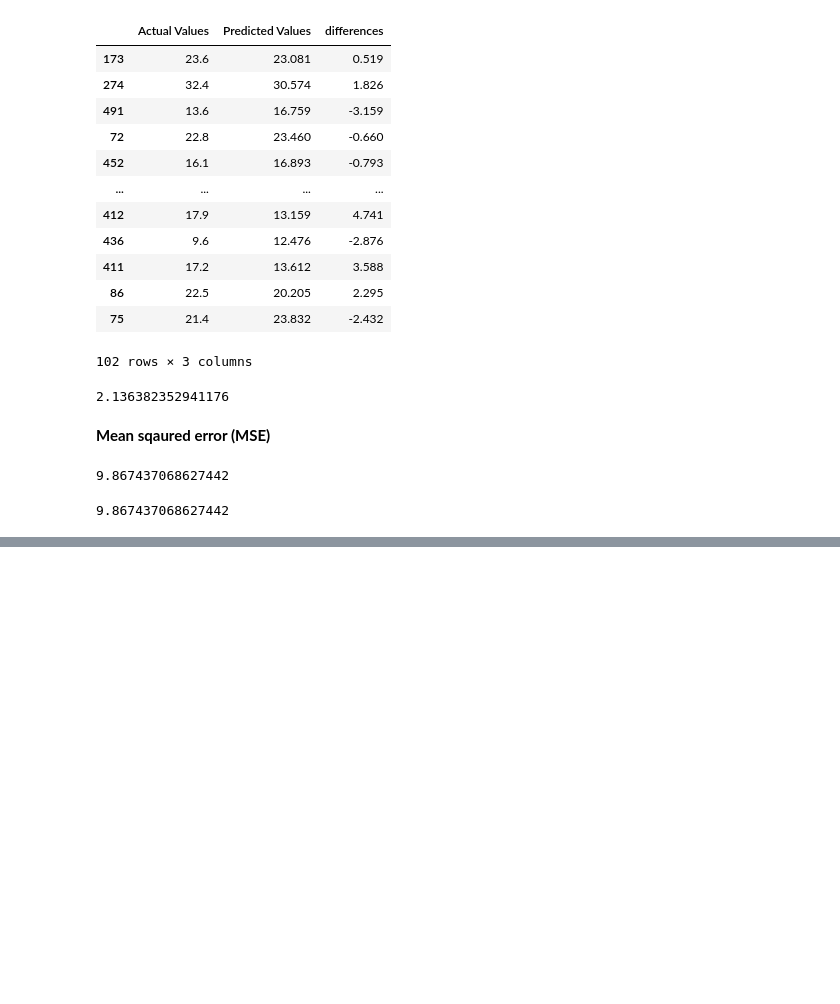
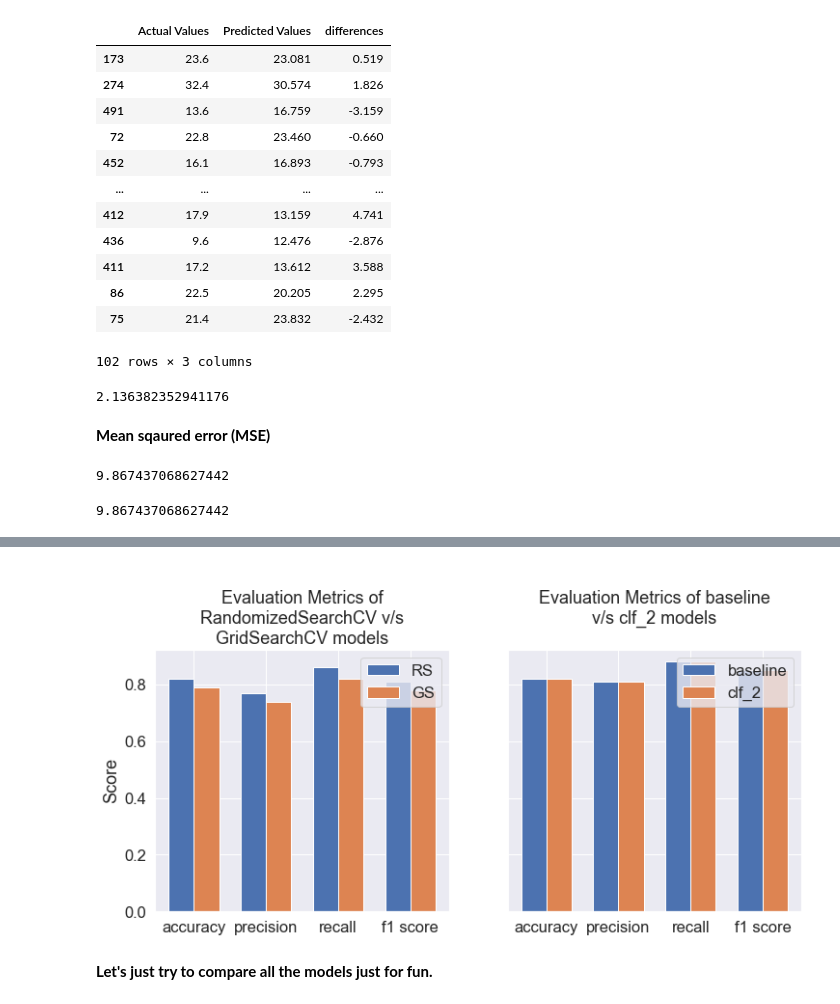
Before and after one commit to yucifer/dbourke-ml-ztm-course, a Jupyter notebook: data-science-and-ml-tools/Scikit-learn.ipynb, the cells around one changed output, grey strips where cells are left out. Drawn from its saved outputs; the diff is of its cells as text; code cells hidden in the pictures; blank space fills up the shorter version.

```diff
--- a/data-science-and-ml-tools/Scikit-learn.ipynb
+++ b/data-science-and-ml-tools/Scikit-learn.ipynb
@@ -1430,0 +1951,32 @@ exp.pow(2).mean()
+# %%
+labels = rs_metrics.keys()
+x = np.arange(len(labels))
+width = 0.35
+
+fig, (ax1, ax2) = plt.subplots(nrows=1, ncols=2, figsize=(12,5), sharey=True)
+
+a = ax1.bar(x - width/2, rs_metrics.values(), width, label='RS')
+b = ax1.bar(x + width/2, gs_metrics.values(), width, label='GS')
+c = ax2.bar(x - width/2, baseline_metrics.values(), width, label='baseline')
+d = ax2.bar(x + width/2, clf_2_metrics.values(), width, label='clf_2')
+
+ax1.set_xticks(x)
+ax1.set_xticklabels(labels)
+ax1.set_title('''Evaluation Metrics of
+RandomizedSearchCV v/s
+GridSearchCV models''')
+ax1.set_ylabel('Score')
+ax1.legend()
+
+ax2.set_xticks(x)
+ax2.set_xticklabels(labels)
+ax2.set_title('''
+Evaluation Metrics of baseline
+v/s clf_2 models
+''')
+ax2.legend()
+plt.show()
+# %% [output]
+[figure, added]
+# %% [markdown]
+**Let's just try to compare all the models just for fun.**
```
Also changed, not shown: parts of 92 cells of this notebook, 4 other files.
